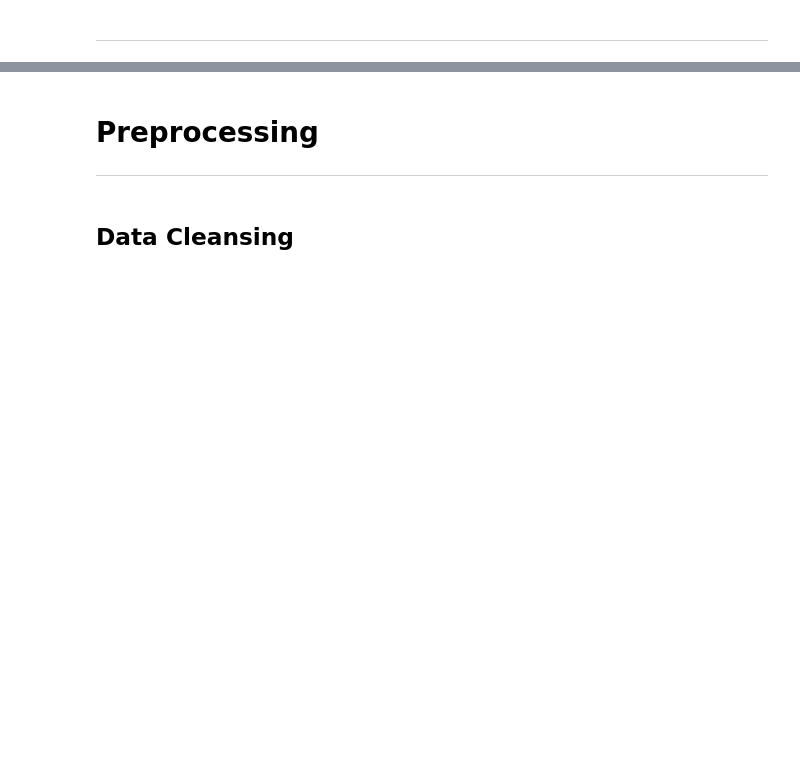
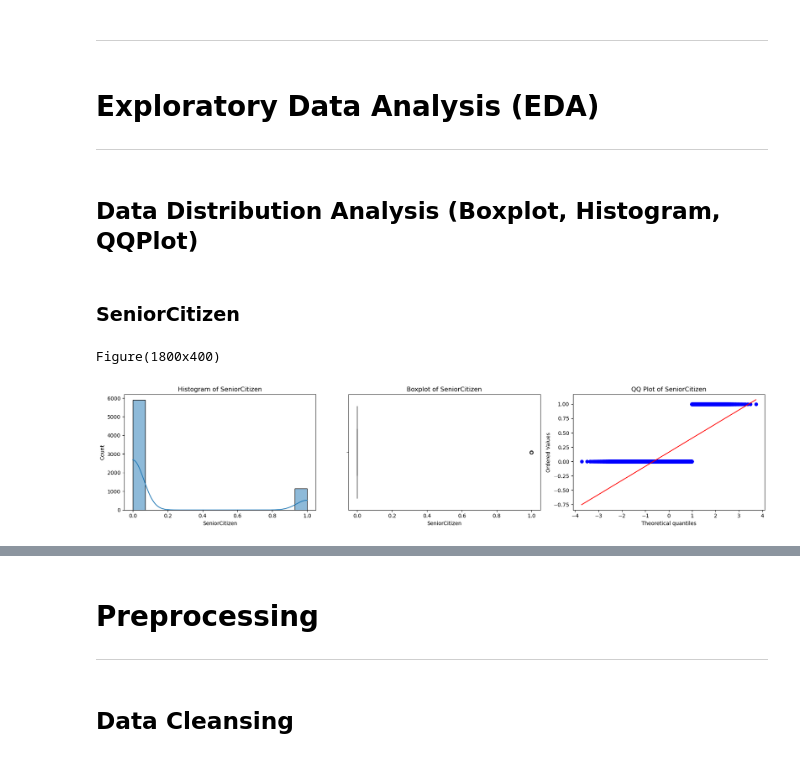
Before and after one commit to Christian-Chrata/Telco-Customer-Churn, a Jupyter notebook: Telco Customer Churn.ipynb, the cells around one changed output, grey strips where cells are left out. Drawn from its saved outputs; the diff is of its cells as text; code cells hidden in the pictures; blank space fills up the shorter version.

```diff
--- a/Telco Customer Churn.ipynb
+++ b/Telco Customer Churn.ipynb
@@ -470,2 +449,33 @@ plt.show()
 # %% [markdown]
 ---
+# %% [markdown]
+# Exploratory Data Analysis (EDA)
+
+---
+# %% [markdown]
+## Data Distribution Analysis (Boxplot, Histogram, QQPlot)
+# %%
+def showHistBoxQQ(col):
+    fig, axes = plt.subplots(1, 3, figsize=(18, 4))
+    print(fig)
+    # Histogram
+    sns.histplot(df[col].dropna(), ax=axes[0], kde=True)
+    axes[0].set_title(f"Histogram of {col}")
+
+    # Boxplot
+    sns.boxplot(x=df[col], ax=axes[1])
+    axes[1].set_title(f"Boxplot of {col}")
+
+    # QQPlot
+    stats.probplot(df[col].dropna(), dist="norm", plot=axes[2])
+    axes[2].set_title(f"QQ Plot of {col}")
+
+    fig.tight_layout()
+    plt.show()
+# %% [markdown]
+### SeniorCitizen
+# %%
+showHistBoxQQ("SeniorCitizen")
+# %% [output]
+Figure(1800x400)
+[figure, added]
```
Also changed, not shown: parts of 76 cells of this notebook, 2 other files.
